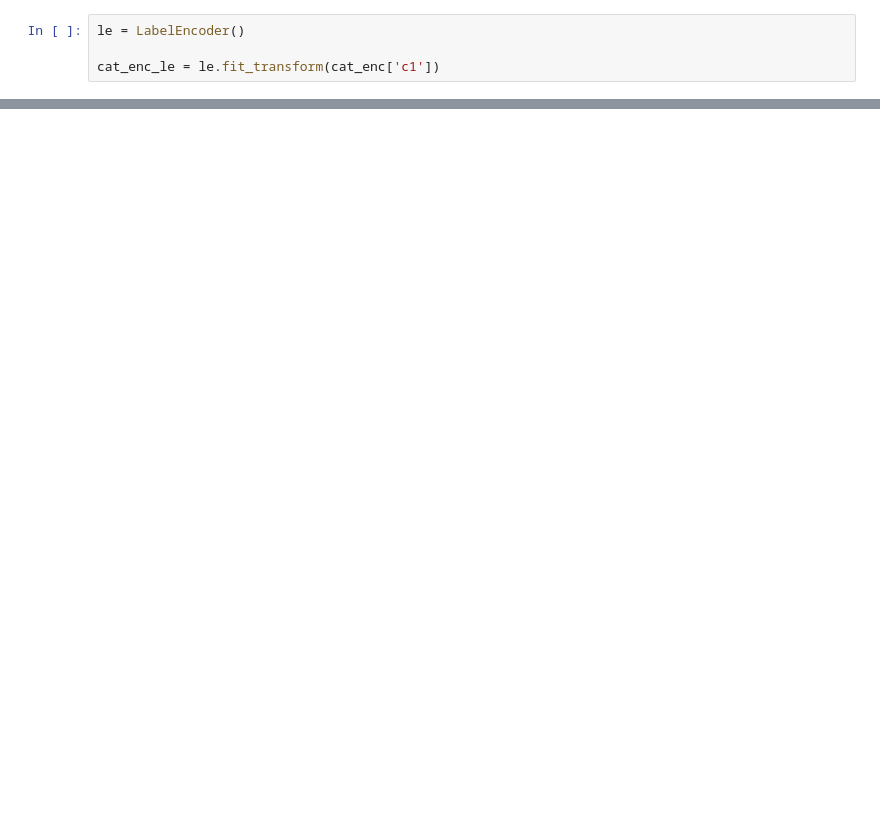
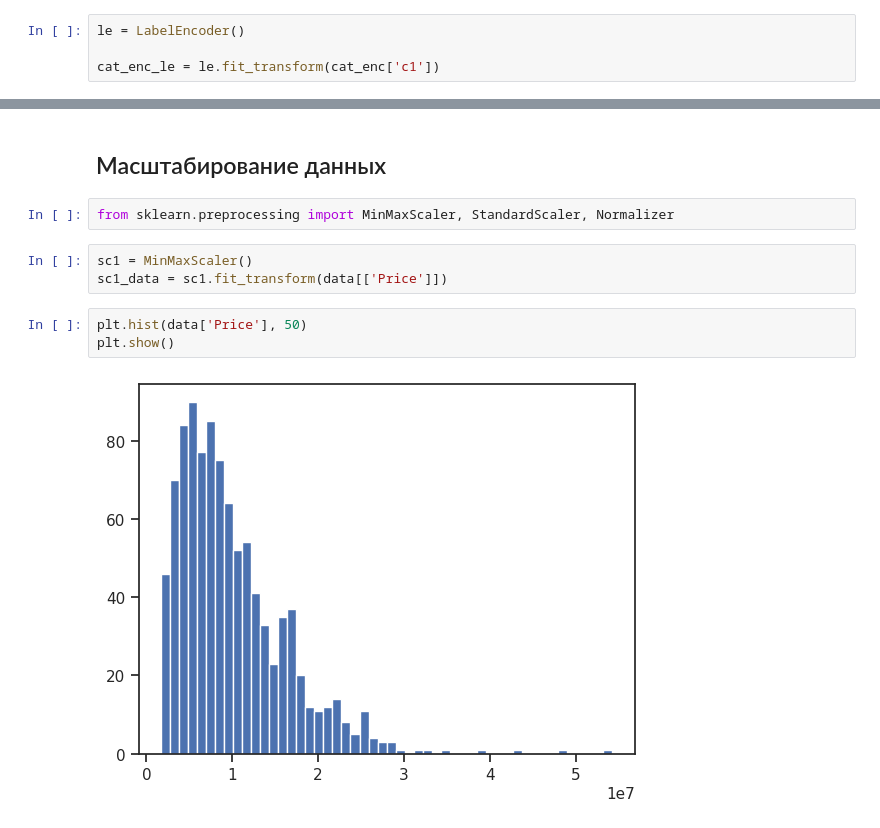
Before and after one commit to mdlufy/tmo, a Jupyter notebook: lab2/lab2.ipynb, the cells around one changed output, grey strips where cells are left out. Cells and saved outputs as stored; diff of their text form; blank space fills up the shorter version.

```diff
--- a/lab2/lab2.ipynb
+++ b/lab2/lab2.ipynb
@@ -103,0 +191,12 @@ le.inverse_transform([0, 1, 2, 3])
+# %% [markdown]
+## Масштабирование данных
+# %%
+from sklearn.preprocessing import MinMaxScaler, StandardScaler, Normalizer
+# %%
+sc1 = MinMaxScaler()
+sc1_data = sc1.fit_transform(data[['Price']])
+# %%
+plt.hist(data['Price'], 50)
+plt.show()
+# %% [output]
+[figure, added]
```
Also changed, not shown: parts of 19 cells of this notebook, 2 other files.
